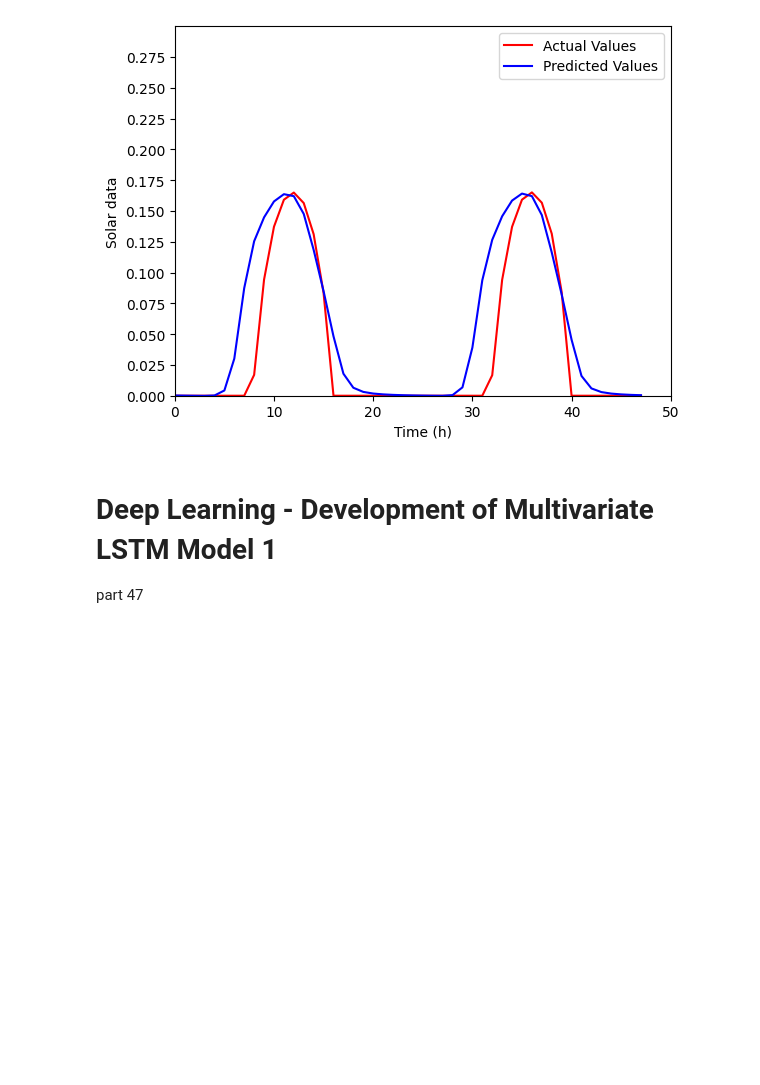
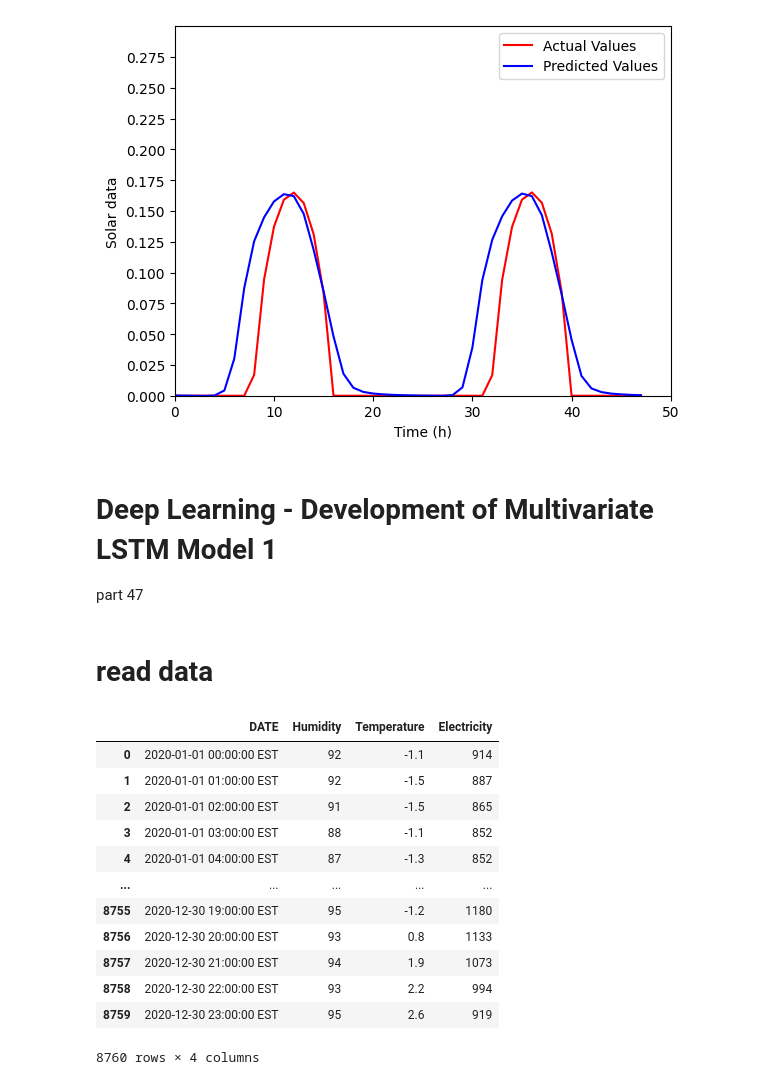
Before and after one commit to rizaho/ml_for_financial_analysis, a Jupyter notebook: 101_Time_Series_Analysis_And_Forecasting_with_Python.ipynb, the cells around one changed output. Cells and saved outputs as stored; diff of their text form; code cells hidden in the pictures; blank space fills up the shorter version.

```diff
--- a/101_Time_Series_Analysis_And_Forecasting_with_Python.ipynb
+++ b/101_Time_Series_Analysis_And_Forecasting_with_Python.ipynb
@@ -568,3 +568,22 @@ plt.show()
 #  Deep Learning - Development of Multivariate LSTM Model 1
 
 part 47
+# %% [markdown]
+# read data
+# %%
+df_org = pd.read_csv(DRIVE_DATASET_PATH +'Electricity+Consumption.csv')
+df_org
+# %% [output]
+|  | DATE | Humidity | Temperature | Electricity |
+| 0 | 2020-01-01 00:00:00 EST | 92 | -1.1 | 914 |
+| 1 | 2020-01-01 01:00:00 EST | 92 | -1.5 | 887 |
+| 2 | 2020-01-01 02:00:00 EST | 91 | -1.5 | 865 |
+| 3 | 2020-01-01 03:00:00 EST | 88 | -1.1 | 852 |
+| 4 | 2020-01-01 04:00:00 EST | 87 | -1.3 | 852 |
+| ... | ... | ... | ... | ... |
+| 8755 | 2020-12-30 19:00:00 EST | 95 | -1.2 | 1180 |
+| 8756 | 2020-12-30 20:00:00 EST | 93 | 0.8 | 1133 |
+| 8757 | 2020-12-30 21:00:00 EST | 94 | 1.9 | 1073 |
+| 8758 | 2020-12-30 22:00:00 EST | 93 | 2.2 | 994 |
+| 8759 | 2020-12-30 23:00:00 EST | 95 | 2.6 | 919 |
+8760 rows × 4 columns
```
Also changed, not shown: parts of 7 cells of this notebook.
